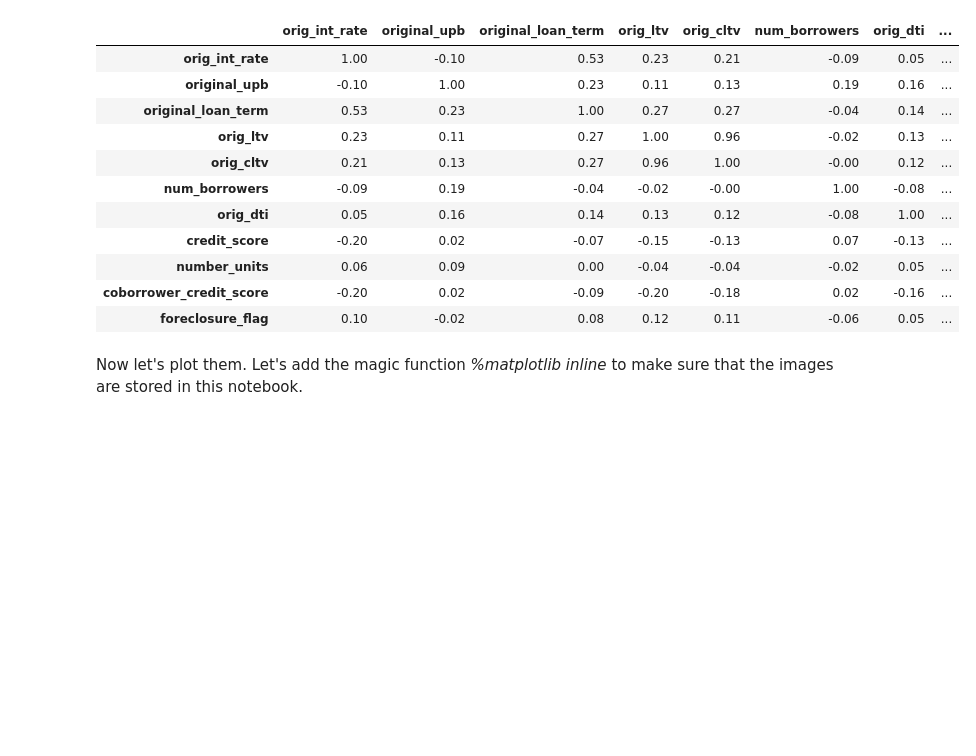
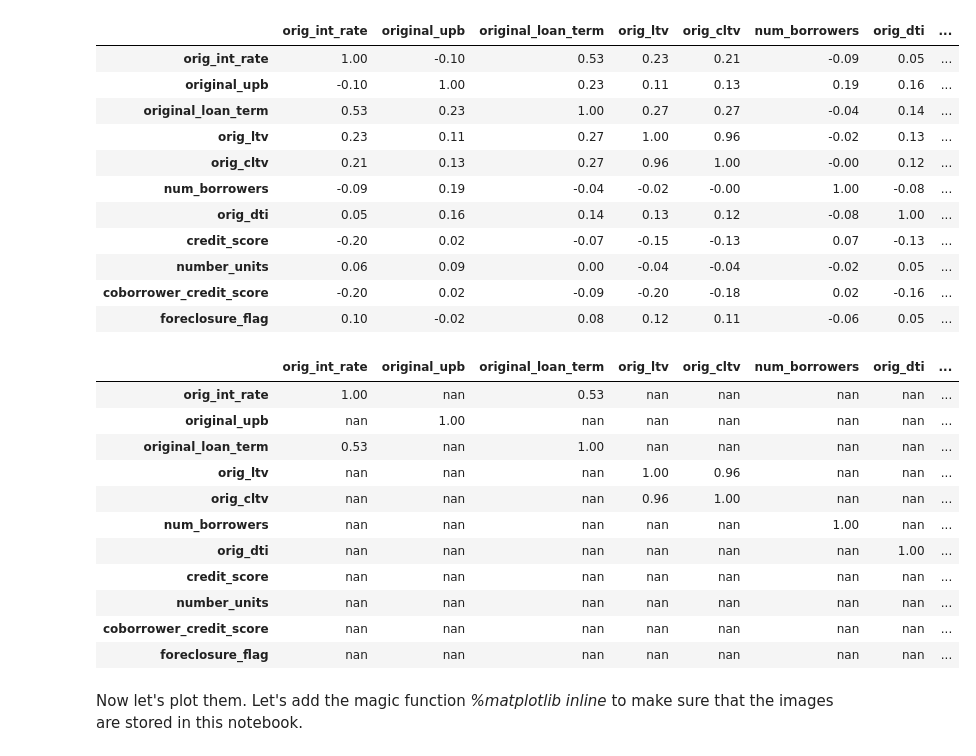
Before and after one commit to jcabiles/AnalysisPractice, a Jupyter notebook: foreclosed_loans_analysis/Analysis of Foreclosed Loans.ipynb, the cells around one changed output. Drawn from its saved outputs; the diff is of its cells as text; code cells hidden in the pictures; blank space fills up the shorter version.

Commit message:
Show only corr matrix abs values > .35

```diff
--- a/foreclosed_loans_analysis/Analysis of Foreclosed Loans.ipynb
+++ b/foreclosed_loans_analysis/Analysis of Foreclosed Loans.ipynb
@@ -176,7 +176,8 @@ compare_stats
 | max | -11.11 | -30.92 | 0.00 | 0.00 | -24.87 | -20.00 | 0.00 | ... |
 # %%
 # correlation matrix
-all_loans.corr()
+all_loans_corr = all_loans.corr()
+all_loans_corr
 # %% [output]
 |  | orig_int_rate | original_upb | original_loan_term | orig_ltv | orig_cltv | num_borrowers | orig_dti | ... |
 | orig_int_rate | 1.00 | -0.10 | 0.53 | 0.23 | 0.21 | -0.09 | 0.05 | ... |
@@ -190,6 +191,22 @@ all_loans.corr()
 | number_units | 0.06 | 0.09 | 0.00 | -0.04 | -0.04 | -0.02 | 0.05 | ... |
 | coborrower_credit_score | -0.20 | 0.02 | -0.09 | -0.20 | -0.18 | 0.02 | -0.16 | ... |
 | foreclosure_flag | 0.10 | -0.02 | 0.08 | 0.12 | 0.11 | -0.06 | 0.05 | ... |
+# %%
+# return only
+all_loans_corr[(abs(all_loans_corr) >= 0.35)]
+# %% [output]
+|  | orig_int_rate | original_upb | original_loan_term | orig_ltv | orig_cltv | num_borrowers | orig_dti | ... |
+| orig_int_rate | 1.00 | nan | 0.53 | nan | nan | nan | nan | ... |
+| original_upb | nan | 1.00 | nan | nan | nan | nan | nan | ... |
+| original_loan_term | 0.53 | nan | 1.00 | nan | nan | nan | nan | ... |
+| orig_ltv | nan | nan | nan | 1.00 | 0.96 | nan | nan | ... |
+| orig_cltv | nan | nan | nan | 0.96 | 1.00 | nan | nan | ... |
+| num_borrowers | nan | nan | nan | nan | nan | 1.00 | nan | ... |
+| orig_dti | nan | nan | nan | nan | nan | nan | 1.00 | ... |
+| credit_score | nan | nan | nan | nan | nan | nan | nan | ... |
+| number_units | nan | nan | nan | nan | nan | nan | nan | ... |
+| coborrower_credit_score | nan | nan | nan | nan | nan | nan | nan | ... |
+| foreclosure_flag | nan | nan | nan | nan | nan | nan | nan | ... |
 # %% [markdown]
 Now let's plot them.  Let's add the magic function *%matplotlib inline* to make sure that the images are stored in this notebook.
 # %%
```
